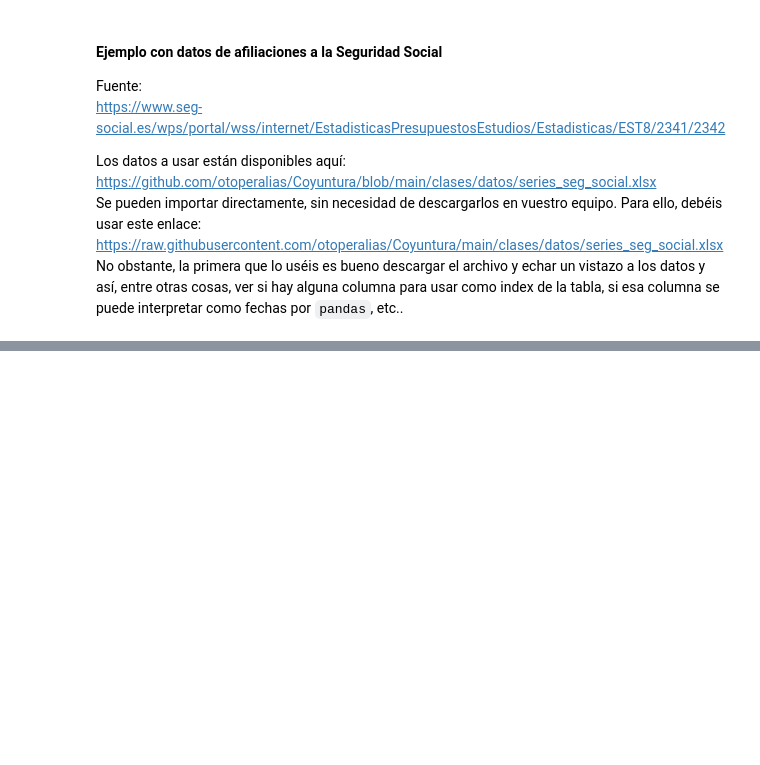
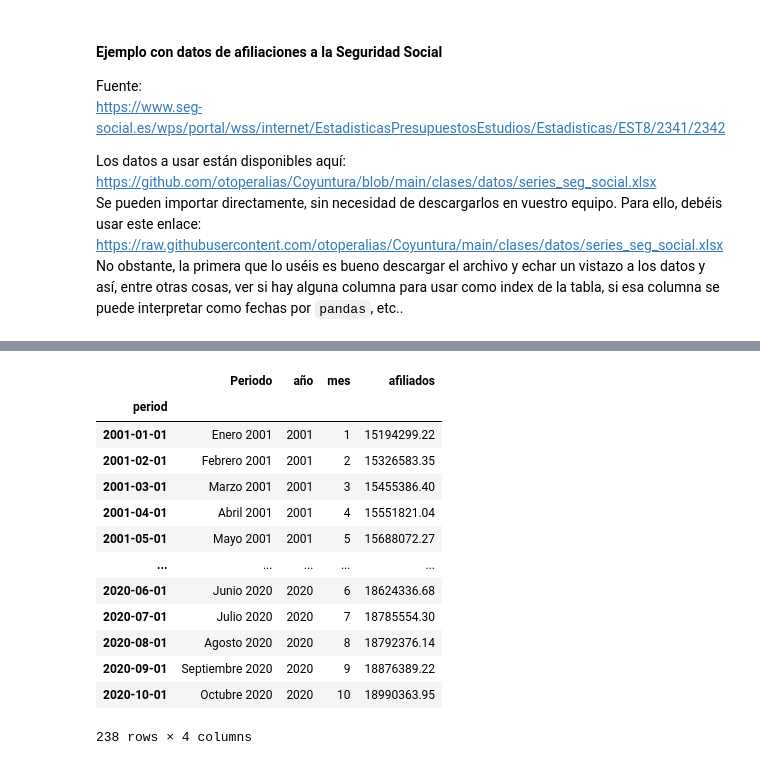
Before and after one commit to otoperalias/Coyuntura, a Jupyter notebook: clases/Tema3_II.ipynb, the cells around one changed output, grey strips where cells are left out. Drawn from its saved outputs; the diff is of its cells as text; code cells hidden in the pictures; blank space fills up the shorter version.

```diff
--- a/clases/Tema3_II.ipynb
+++ b/clases/Tema3_II.ipynb
@@ -94,0 +153,17 @@ plt.show()
+# %%
+ss
+# %% [output]
+|  | Periodo | año | mes | afiliados |
+| period |  |  |  |  |
+| 2001-01-01 | Enero 2001 | 2001 | 1 | 15194299.22 |
+| 2001-02-01 | Febrero 2001 | 2001 | 2 | 15326583.35 |
+| 2001-03-01 | Marzo 2001 | 2001 | 3 | 15455386.40 |
+| 2001-04-01 | Abril 2001 | 2001 | 4 | 15551821.04 |
+| 2001-05-01 | Mayo 2001 | 2001 | 5 | 15688072.27 |
+| ... | ... | ... | ... | ... |
+| 2020-06-01 | Junio 2020 | 2020 | 6 | 18624336.68 |
+| 2020-07-01 | Julio 2020 | 2020 | 7 | 18785554.30 |
+| 2020-08-01 | Agosto 2020 | 2020 | 8 | 18792376.14 |
+| 2020-09-01 | Septiembre 2020 | 2020 | 9 | 18876389.22 |
+| 2020-10-01 | Octubre 2020 | 2020 | 10 | 18990363.95 |
+238 rows × 4 columns
```
Also changed, not shown: parts of 7 cells of this notebook.
